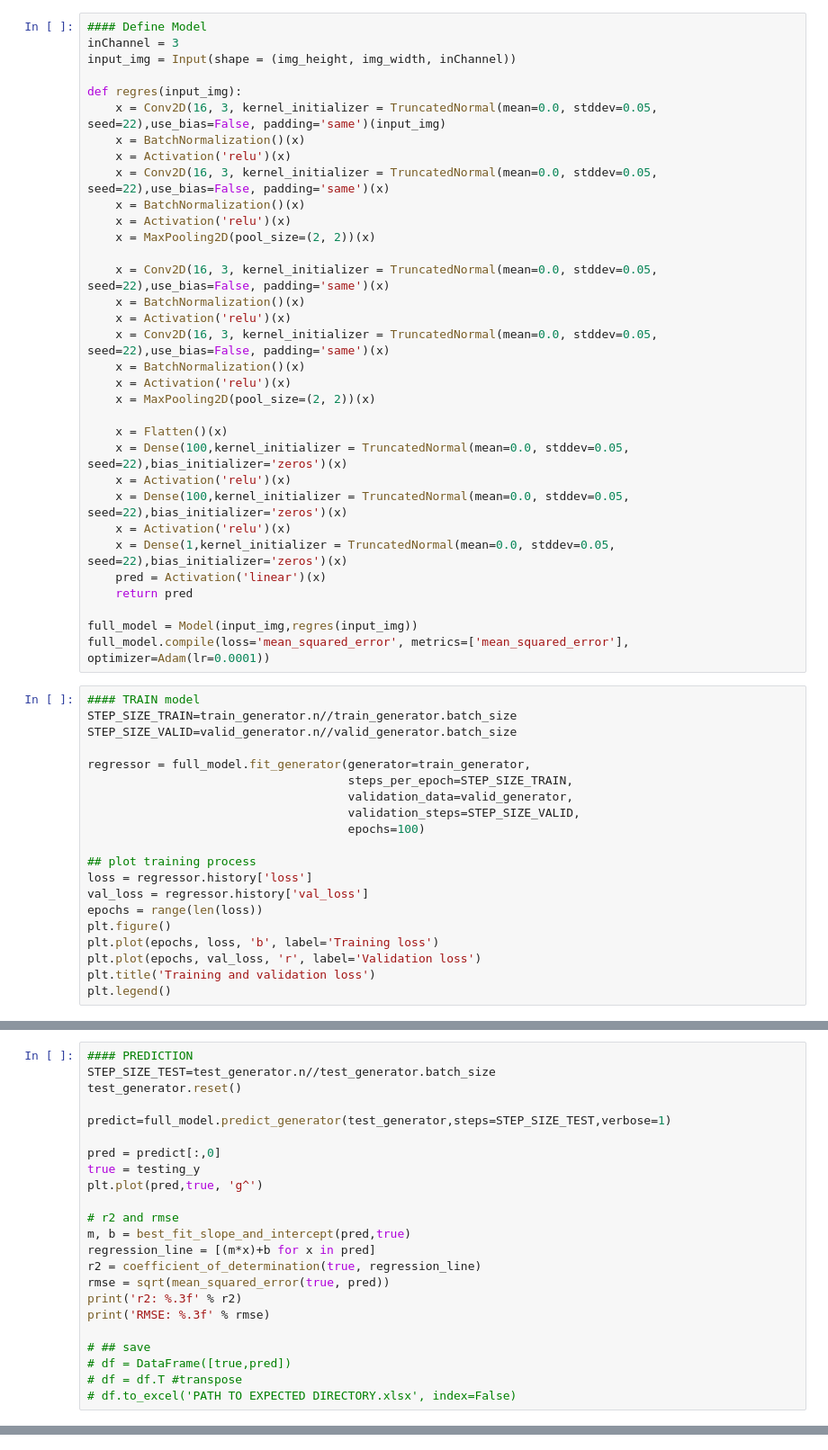
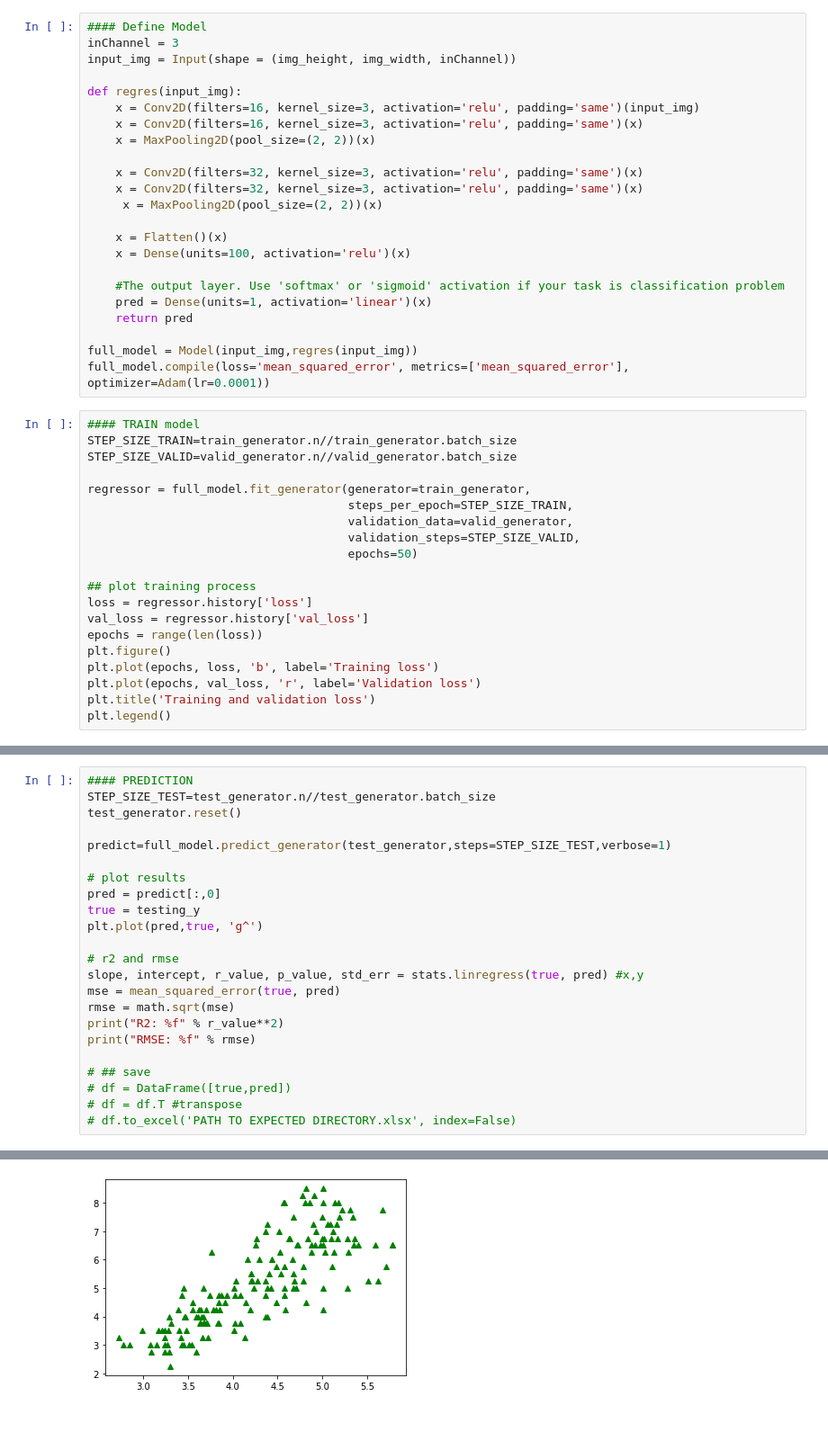
Before and after one commit to JiatingLi/CNN_SoybeanIDC, a Jupyter notebook: CNN.ipynb, the cells around one changed output, grey strips where cells are left out. Shown at 90% size. Cells and saved outputs as stored; diff of their text form; blank space fills up the shorter version.

```diff
--- a/CNN.ipynb
+++ b/CNN.ipynb
@@ -90,29 +85,19 @@ inChannel = 3
 input_img = Input(shape = (img_height, img_width, inChannel))
 
 def regres(input_img):
-    x = Conv2D(16, 3, kernel_initializer = TruncatedNormal(mean=0.0, stddev=0.05, seed=22),use_bias=False, padding='same')(input_img)
-    x = BatchNormalization()(x)
-    x = Activation('relu')(x)
-    x = Conv2D(16, 3, kernel_initializer = TruncatedNormal(mean=0.0, stddev=0.05, seed=22),use_bias=False, padding='same')(x)
-    x = BatchNormalization()(x)
-    x = Activation('relu')(x)
+    x = Conv2D(filters=16, kernel_size=3, activation='relu', padding='same')(input_img)
+    x = Conv2D(filters=16, kernel_size=3, activation='relu', padding='same')(x)
     x = MaxPooling2D(pool_size=(2, 2))(x)
 
-    x = Conv2D(16, 3, kernel_initializer = TruncatedNormal(mean=0.0, stddev=0.05, seed=22),use_bias=False, padding='same')(x)
-    x = BatchNormalization()(x)
-    x = Activation('relu')(x)
-    x = Conv2D(16, 3, kernel_initializer = TruncatedNormal(mean=0.0, stddev=0.05, seed=22),use_bias=False, padding='same')(x)
-    x = BatchNormalization()(x)
-    x = Activation('relu')(x)
-    x = MaxPooling2D(pool_size=(2, 2))(x)
+    x = Conv2D(filters=32, kernel_size=3, activation='relu', padding='same')(x)
+    x = Conv2D(filters=32, kernel_size=3, activation='relu', padding='same')(x)
+     x = MaxPooling2D(pool_size=(2, 2))(x)
 
     x = Flatten()(x)
-    x = Dense(100,kernel_initializer = TruncatedNormal(mean=0.0, stddev=0.05, seed=22),bias_initializer='zeros')(x)
-    x = Activation('relu')(x)
-    x = Dense(100,kernel_initializer = TruncatedNormal(mean=0.0, stddev=0.05, seed=22),bias_initializer='zeros')(x)
-    x = Activation('relu')(x)
-    x = Dense(1,kernel_initializer = TruncatedNormal(mean=0.0, stddev=0.05, seed=22),bias_initializer='zeros')(x)
-    pred = Activation('linear')(x)
+    x = Dense(units=100, activation='relu')(x)
+
+    #The output layer. Use 'softmax' or 'sigmoid' activation if your task is classification problem
+    pred = Dense(units=1, activation='linear')(x)
     return pred
 
 full_model = Model(input_img,regres(input_img))
@@ -126,7 +111,7 @@ regressor = full_model.fit_generator(generator=train_generator,
                                      steps_per_epoch=STEP_SIZE_TRAIN,
                                      validation_data=valid_generator,
                                      validation_steps=STEP_SIZE_VALID,
-                                     epochs=100)
+                                     epochs=50)
 
 ## plot training process
 loss = regressor.history['loss']
@@ -144,19 +149,20 @@ test_generator.reset()
 
 predict=full_model.predict_generator(test_generator,steps=STEP_SIZE_TEST,verbose=1)
 
+# plot results
 pred = predict[:,0]
 true = testing_y
 plt.plot(pred,true, 'g^')
 
 # r2 and rmse
-m, b = best_fit_slope_and_intercept(pred,true)
-regression_line = [(m*x)+b for x in pred]
-r2 = coefficient_of_determination(true, regression_line)
-rmse = sqrt(mean_squared_error(true, pred))
-print('r2: %.3f' % r2)
-print('RMSE: %.3f' % rmse)
+slope, intercept, r_value, p_value, std_err = stats.linregress(true, pred) #x,y
+mse = mean_squared_error(true, pred)
+rmse = math.sqrt(mse)
+print("R2: %f" % r_value**2)
+print("RMSE: %f" % rmse)
 
 # ## save
 # df = DataFrame([true,pred])
 # df = df.T #transpose
 # df.to_excel('PATH TO EXPECTED DIRECTORY.xlsx', index=False)
+# %% [output]
@@ -162,0 +172 @@ print('RMSE: %.3f' % rmse)
+[figure, added]
```
Also changed, not shown: parts of 5 cells of this notebook.
